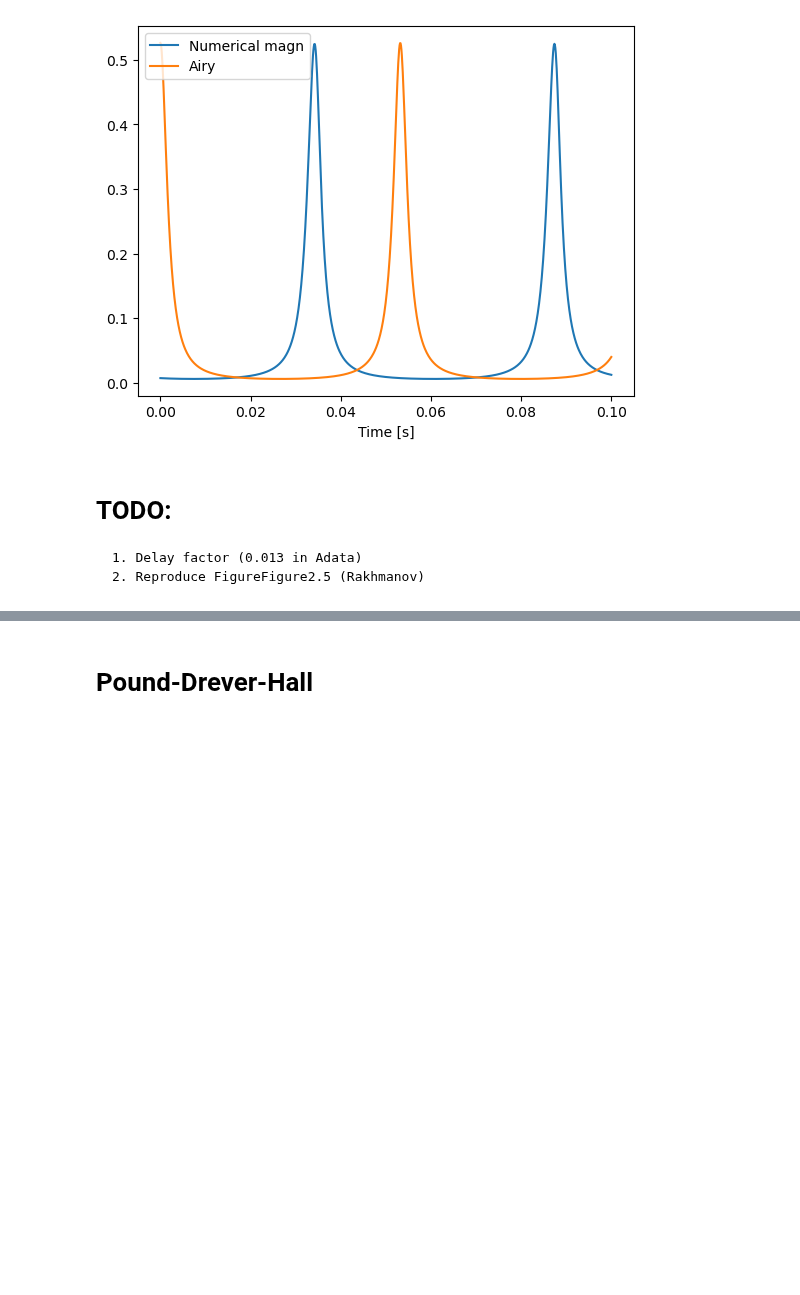
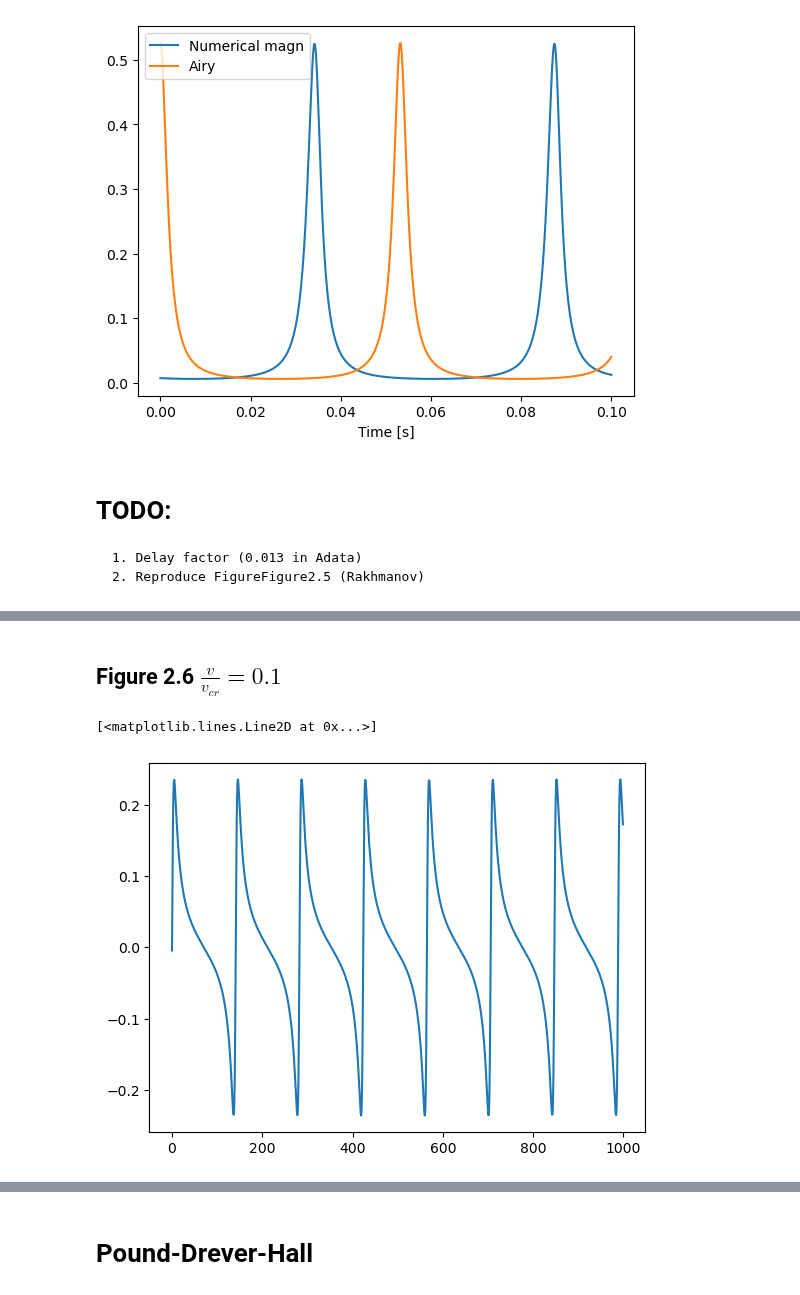
Before and after one commit to matib12/oreonspy, a Jupyter notebook: nb/FP cavity dynamics.ipynb, the cells around one changed output, grey strips where cells are left out. Saved outputs shown, nothing was run; the diff lists cells and outputs as text; code cells hidden in the pictures; blank space fills up the shorter version.

```diff
--- a/nb/FP cavity dynamics.ipynb
+++ b/nb/FP cavity dynamics.ipynb
@@ -277,0 +294,7 @@ plt.plot(res.imag)
+# %% [markdown]
+## Figure 2.6 $\frac{v}{v_{cr}} = 0.1$
+# %%
+plt.plot(-res_scan[0].imag)
+# %% [output]
+[<matplotlib.lines.Line2D at 0x...>]
+[figure, added]
```
Also changed, not shown: parts of 16 cells of this notebook.
